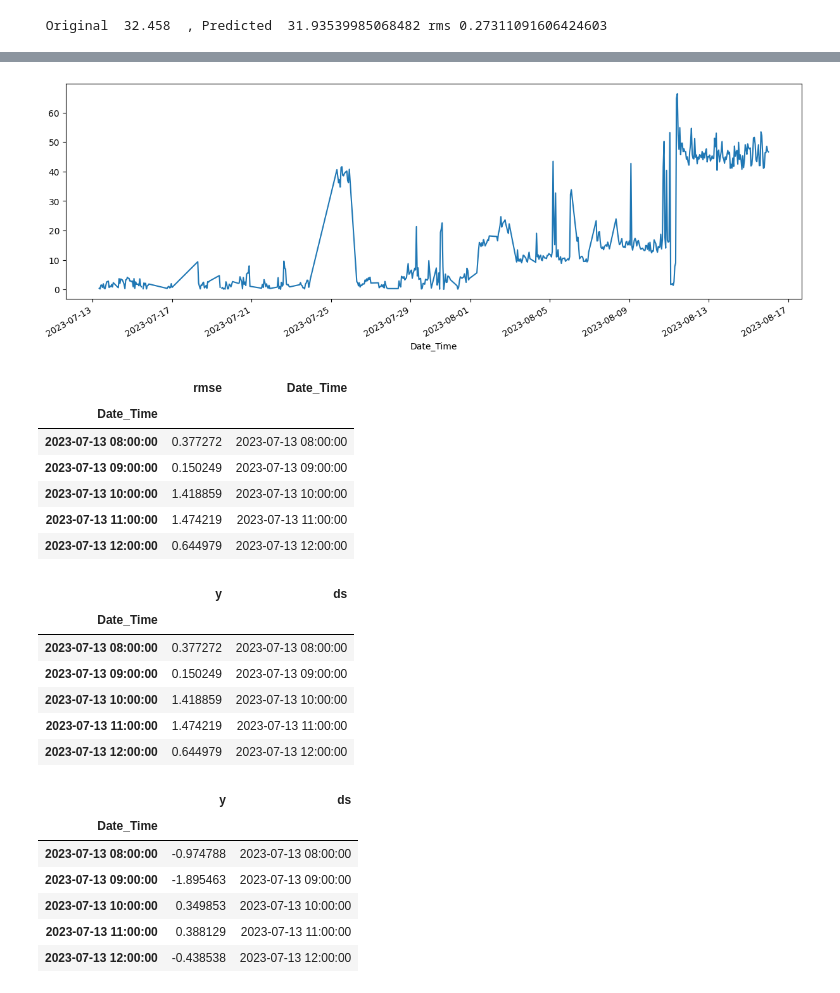
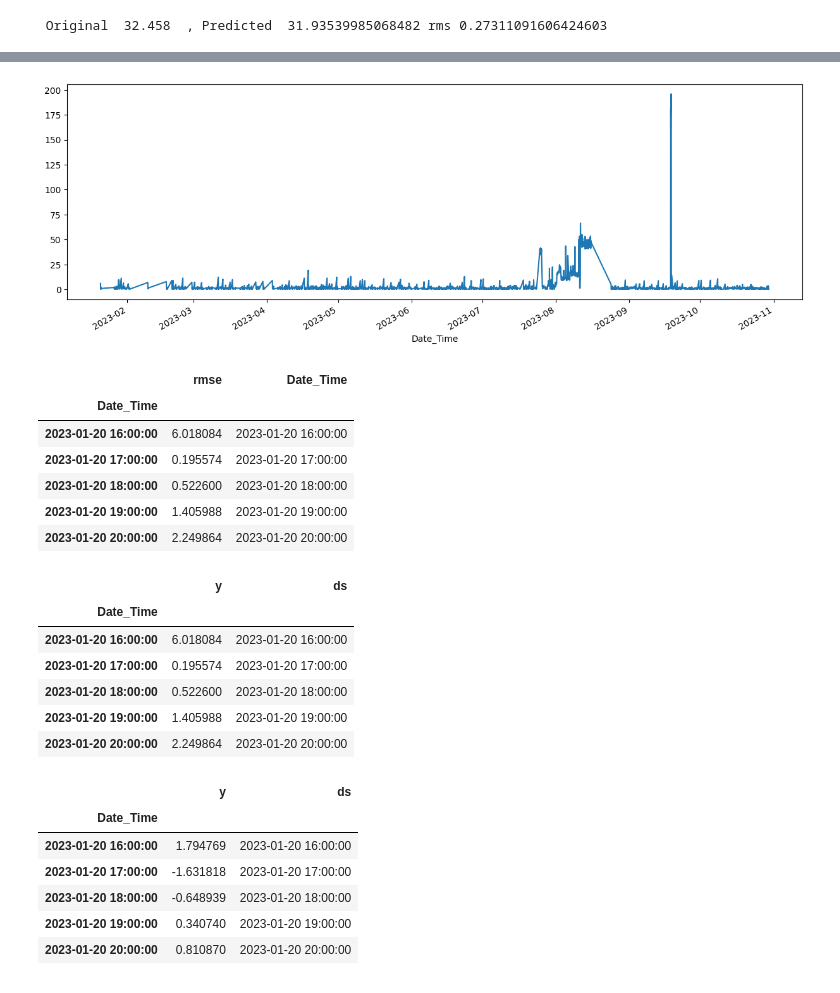
Before and after one commit to Jackyscy/cv, a Jupyter notebook: Temperature_Spread_Regularizarion_on_state_2.ipynb, the cells around one changed output, grey strips where cells are left out. Drawn from its saved outputs; the diff is of its cells as text; code cells hidden in the pictures.

```diff
--- a/Temperature_Spread_Regularizarion_on_state_2.ipynb
+++ b/Temperature_Spread_Regularizarion_on_state_2.ipynb
@@ -490,10 +490,10 @@ import numpy as np
 import pandas as pd
 import matplotlib.pyplot as plt
 # %%
-df = pd.read_csv('rmse_trend.csv', index_col='Date_Time', parse_dates=True)
+df = pd.read_csv('Trend of Error.csv', index_col='Date_Time', parse_dates=True)
 df["rmse"].plot(figsize=(15, 5));
 # %% [output]
-[figure, old version]
+[figure, new version]
 # %%
 df_p = df[df['Real']>0][['rmse']].copy()
 df_p['Date_Time'] = df_p.index
@@ -502,22 +502,22 @@ df_p.head()
 # %% [output]
 |  | rmse | Date_Time |
 | Date_Time |  |  |
-| 2023-07-13 08:00:00 | 0.377272 | 2023-07-13 08:00:00 |
-| 2023-07-13 09:00:00 | 0.150249 | 2023-07-13 09:00:00 |
-| 2023-07-13 10:00:00 | 1.418859 | 2023-07-13 10:00:00 |
-| 2023-07-13 11:00:00 | 1.474219 | 2023-07-13 11:00:00 |
-| 2023-07-13 12:00:00 | 0.644979 | 2023-07-13 12:00:00 |
+| 2023-01-20 16:00:00 | 6.018084 | 2023-01-20 16:00:00 |
+| 2023-01-20 17:00:00 | 0.195574 | 2023-01-20 17:00:00 |
+| 2023-01-20 18:00:00 | 0.522600 | 2023-01-20 18:00:00 |
+| 2023-01-20 19:00:00 | 1.405988 | 2023-01-20 19:00:00 |
+| 2023-01-20 20:00:00 | 2.249864 | 2023-01-20 20:00:00 |
 # %%
 df_p.columns = ['y', 'ds']
 df_p.head()
 # %% [output]
 |  | y | ds |
 | Date_Time |  |  |
-| 2023-07-13 08:00:00 | 0.377272 | 2023-07-13 08:00:00 |
-| 2023-07-13 09:00:00 | 0.150249 | 2023-07-13 09:00:00 |
-| 2023-07-13 10:00:00 | 1.418859 | 2023-07-13 10:00:00 |
-| 2023-07-13 11:00:00 | 1.474219 | 2023-07-13 11:00:00 |
-| 2023-07-13 12:00:00 | 0.644979 | 2023-07-13 12:00:00 |
+| 2023-01-20 16:00:00 | 6.018084 | 2023-01-20 16:00:00 |
+| 2023-01-20 17:00:00 | 0.195574 | 2023-01-20 17:00:00 |
+| 2023-01-20 18:00:00 | 0.522600 | 2023-01-20 18:00:00 |
+| 2023-01-20 19:00:00 | 1.405988 | 2023-01-20 19:00:00 |
+| 2023-01-20 20:00:00 | 2.249864 | 2023-01-20 20:00:00 |
 # %%
 logdf = df_p.copy()
 logdf['y'] = np.log(logdf['y'])
@@ -525,11 +525,11 @@ logdf.head()
 # %% [output]
 |  | y | ds |
 | Date_Time |  |  |
-| 2023-07-13 08:00:00 | -0.974788 | 2023-07-13 08:00:00 |
-| 2023-07-13 09:00:00 | -1.895463 | 2023-07-13 09:00:00 |
-| 2023-07-13 10:00:00 | 0.349853 | 2023-07-13 10:00:00 |
-| 2023-07-13 11:00:00 | 0.388129 | 2023-07-13 11:00:00 |
-| 2023-07-13 12:00:00 | -0.438538 | 2023-07-13 12:00:00 |
+| 2023-01-20 16:00:00 | 1.794769 | 2023-01-20 16:00:00 |
+| 2023-01-20 17:00:00 | -1.631818 | 2023-01-20 17:00:00 |
+| 2023-01-20 18:00:00 | -0.648939 | 2023-01-20 18:00:00 |
+| 2023-01-20 19:00:00 | 0.340740 | 2023-01-20 19:00:00 |
+| 2023-01-20 20:00:00 | 0.810870 | 2023-01-20 20:00:00 |
 # %%
 m3 = Prophet()
 m3.fit(logdf)
```
Also changed, not shown: parts of 3 cells of this notebook.
